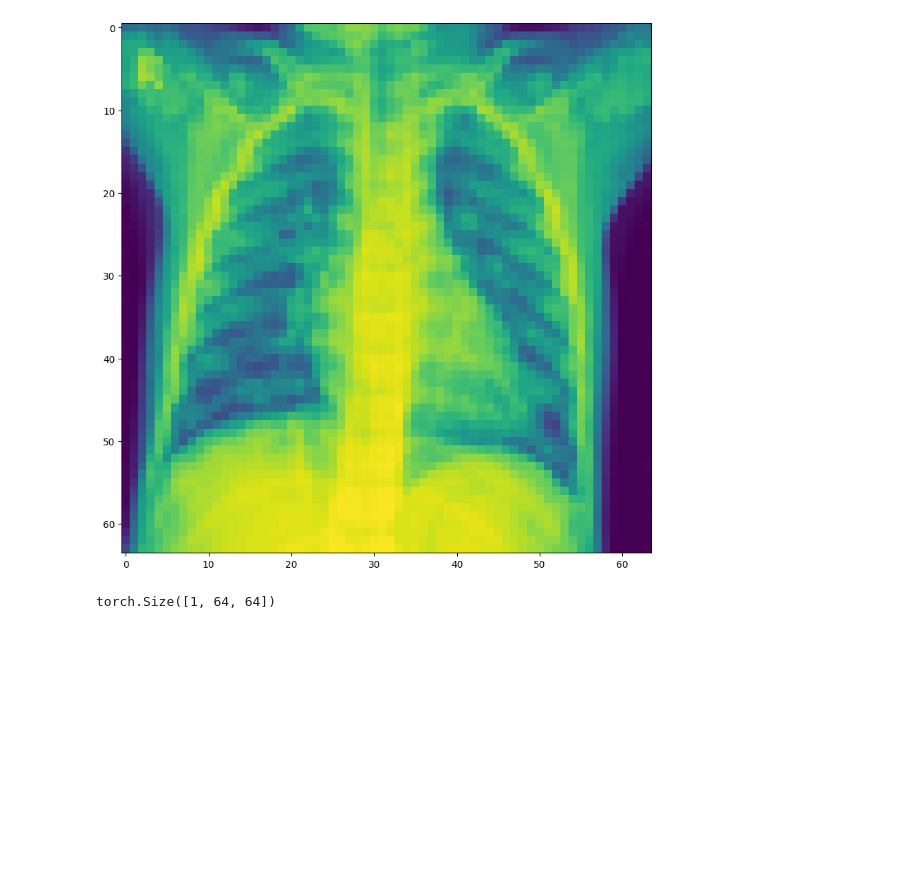
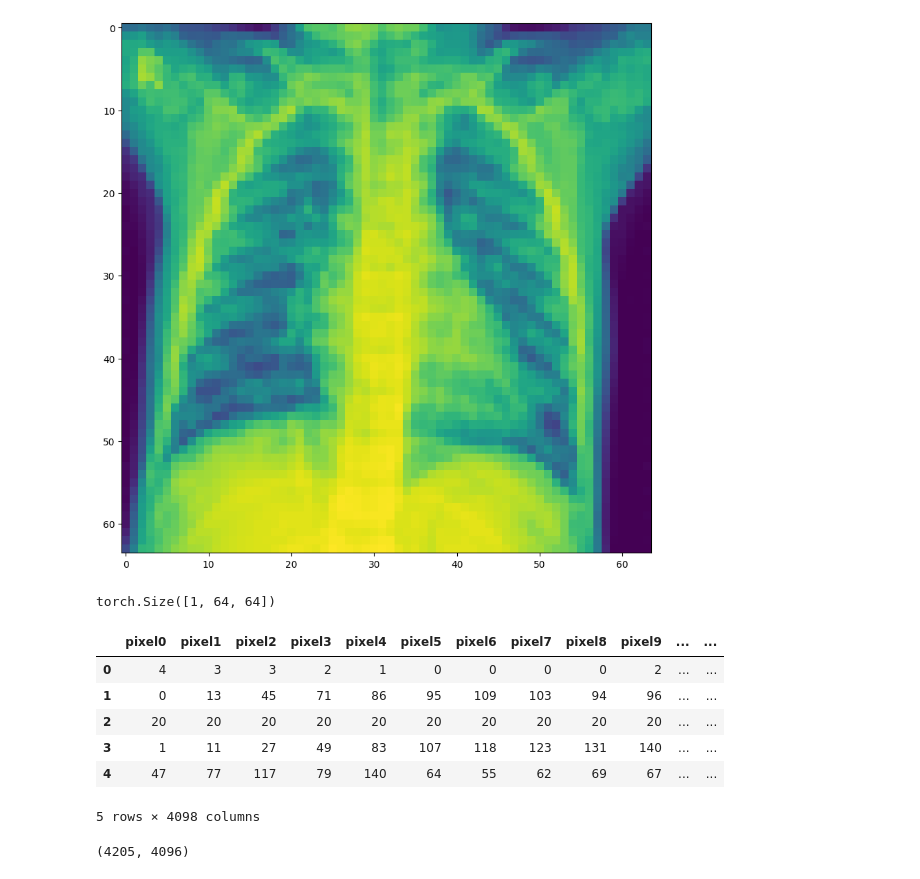
Before and after one commit to conor7276/chest-xray-research, a Jupyter notebook: models/PytorchData.ipynb, the cells around one changed output. Saved outputs shown, nothing was run; the diff lists cells and outputs as text; code cells hidden in the pictures; blank space fills up the shorter version.

```diff
--- a/models/PytorchData.ipynb
+++ b/models/PytorchData.ipynb
@@ -156,0 +246,12 @@ torch.Size([1, 64, 64])
+# %%
+df = pd.read_csv('data/chest_xray_train.csv')
+# %%
+df.head()
+# %% [output]
+|  | pixel0 | pixel1 | pixel2 | pixel3 | pixel4 | pixel5 | pixel6 | pixel7 | pixel8 | pixel9 | ... | ... |
+| 0 | 4 | 3 | 3 | 2 | 1 | 0 | 0 | 0 | 0 | 2 | ... | ... |
+| 1 | 0 | 13 | 45 | 71 | 86 | 95 | 109 | 103 | 94 | 96 | ... | ... |
+| 2 | 20 | 20 | 20 | 20 | 20 | 20 | 20 | 20 | 20 | 20 | ... | ... |
+| 3 | 1 | 11 | 27 | 49 | 83 | 107 | 118 | 123 | 131 | 140 | ... | ... |
+| 4 | 47 | 77 | 117 | 79 | 140 | 64 | 55 | 62 | 69 | 67 | ... | ... |
+5 rows × 4098 columns
@@ -156,0 +282,4 @@ torch.Size([1, 64, 64])
+# %%
+X_train_np.shape
+# %% [output]
+(4205, 4096)
```
Also changed, not shown: parts of 37 cells of this notebook, 1 other file.
